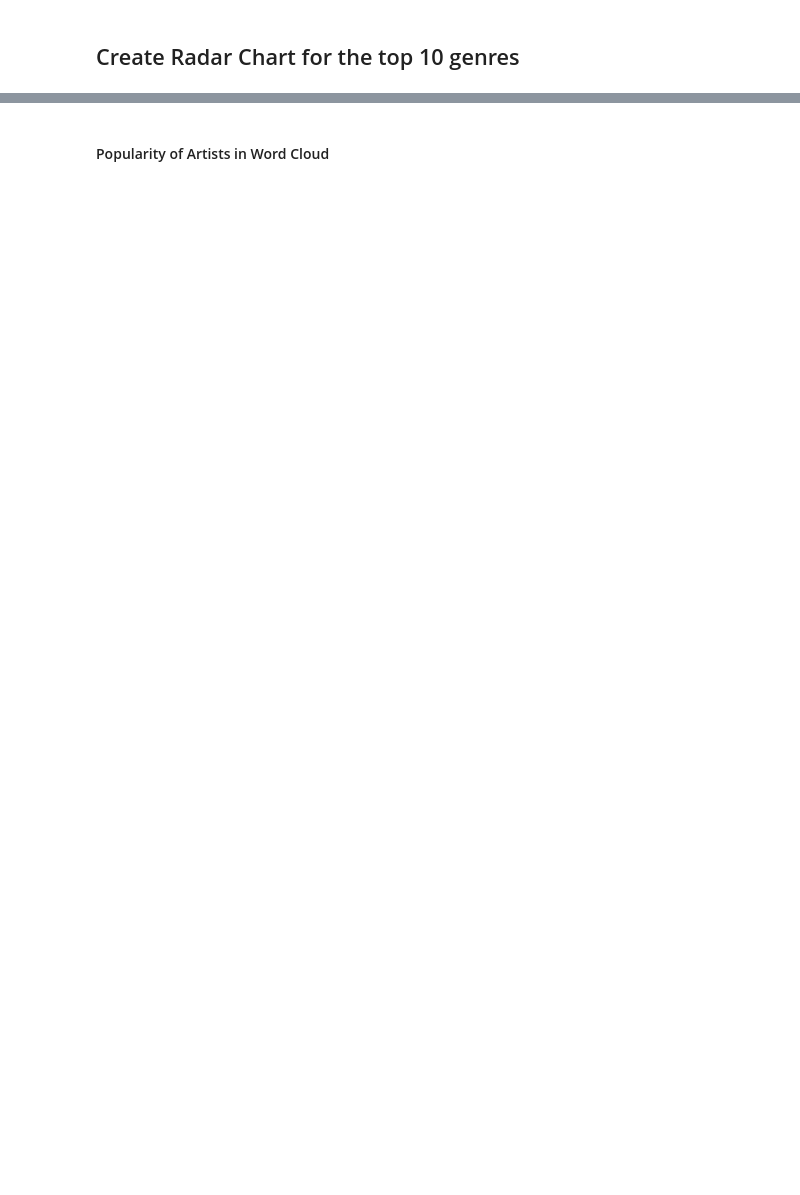
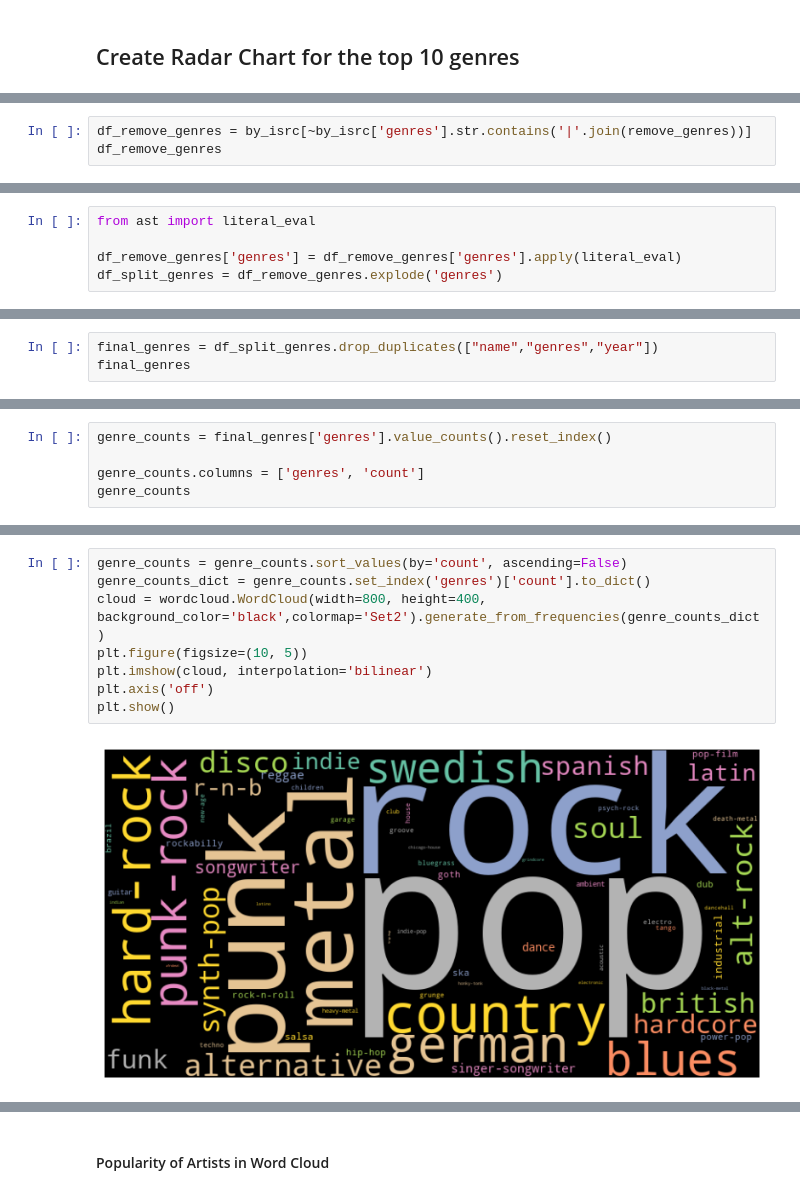
Before and after one commit to Jannis37/80s-recommender, a Jupyter notebook: viz.ipynb, the cells around one changed output, grey strips where cells are left out. Drawn from its saved outputs; the diff is of its cells as text; blank space fills up the shorter version.

Commit message:
clear genres, update wordcloud

```diff
--- a/viz.ipynb
+++ b/viz.ipynb
@@ -405,0 +494,3 @@ fig.show()"""
+# %%
+df_remove_genres = by_isrc[~by_isrc['genres'].str.contains('|'.join(remove_genres))]
+df_remove_genres
@@ -405,0 +513,5 @@ fig.show()"""
+# %%
+from ast import literal_eval
+
+df_remove_genres['genres'] = df_remove_genres['genres'].apply(literal_eval)
+df_split_genres = df_remove_genres.explode('genres')
@@ -405,0 +522,3 @@ fig.show()"""
+# %%
+final_genres = df_split_genres.drop_duplicates(["name","genres","year"])
+final_genres
@@ -405,0 +541,5 @@ fig.show()"""
+# %%
+genre_counts = final_genres['genres'].value_counts().reset_index()
+
+genre_counts.columns = ['genres', 'count']
+genre_counts
@@ -405,0 +560,10 @@ fig.show()"""
+# %%
+genre_counts = genre_counts.sort_values(by='count', ascending=False)
+genre_counts_dict = genre_counts.set_index('genres')['count'].to_dict()
+cloud = wordcloud.WordCloud(width=800, height=400, background_color='black',colormap='Set2').generate_from_frequencies(genre_counts_dict)
+plt.figure(figsize=(10, 5))
+plt.imshow(cloud, interpolation='bilinear')
+plt.axis('off')
+plt.show()
+# %% [output]
+[figure, added]
```
Also changed, not shown: parts of 77 cells of this notebook.
